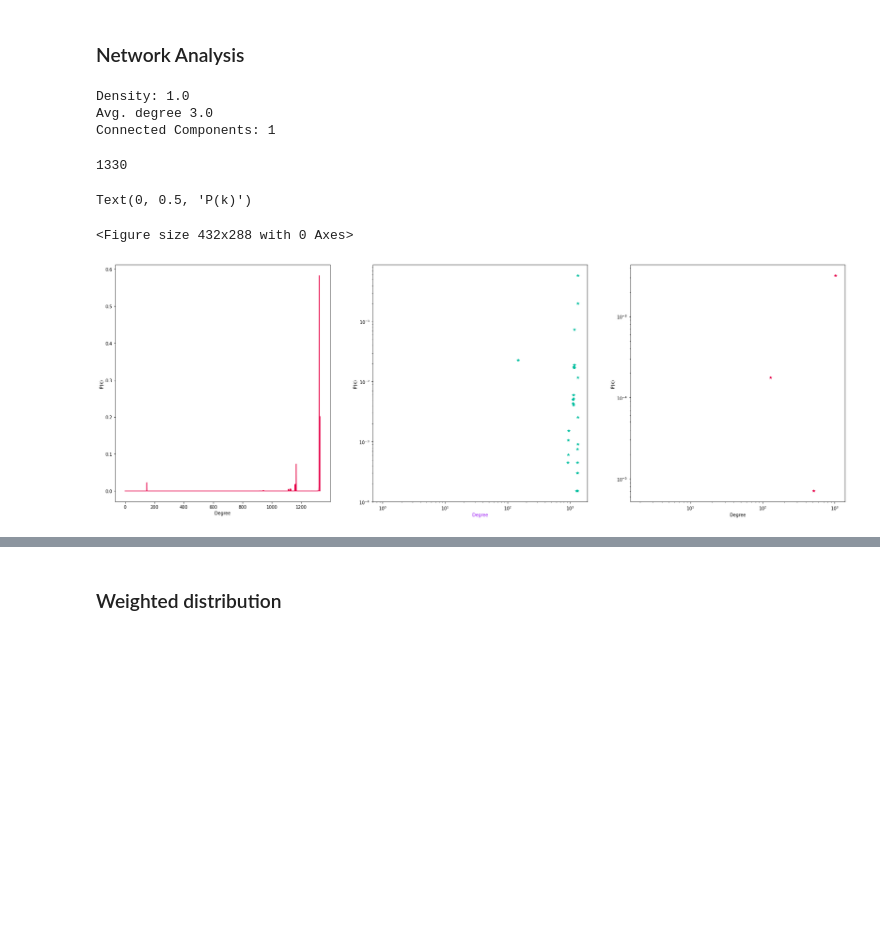
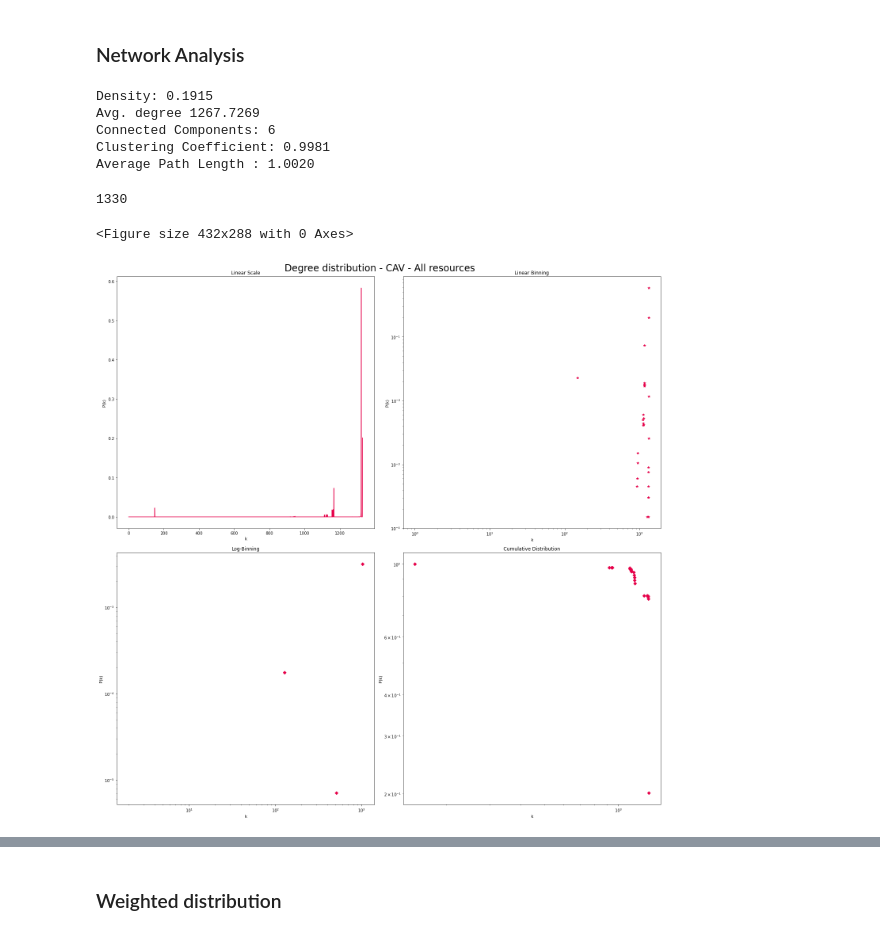
Before and after one commit to diazmx/phd-thesis-lab, a Jupyter notebook: 04-Analysis/02-NetworkModel-CAV.ipynb, the cells around one changed output, grey strips where cells are left out. Saved outputs shown, nothing was run; the diff lists cells and outputs as text; code cells hidden in the pictures; blank space fills up the shorter version.

Commit message:
New graphs

```diff
--- a/04-Analysis/02-NetworkModel-CAV.ipynb
+++ b/04-Analysis/02-NetworkModel-CAV.ipynb
@@ -339,17 +339,25 @@ IGRAPH UNW- 4 6 --
 ### Network Analysis
 # %%
 density = user_network.density()
-print("Density:", density)
+print("Density:", "{:.4f}".format(density))
 
 avg_degree = sum(user_network.degree()) / user_network.vcount()
-print("Avg. degree", avg_degree)
+print("Avg. degree", "{:.4f}".format(avg_degree))
 
 components = user_network.components()
 print("Connected Components:", len(components))
+
+cc = user_network.transitivity_avglocal_undirected()
+print("Clustering Coefficient:", "{:.4f}".format(cc))
+
+L = user_network.average_path_length()
+print("Average Path Length :", "{:.4f}".format(L))
 # %% [output]
-Density: 1.0
-Avg. degree 3.0
-Connected Components: 1
+Density: 0.1915
+Avg. degree 1267.7269
+Connected Components: 6
+Clustering Coefficient: 0.9981
+Average Path Length : 1.0020
 # %%
 def calculate_log_binning(degrees_list, n_bins):
     """
@@ -380,62 +388,61 @@ def calculate_log_binning(degrees_list, n_bins):
 # %%
 max_degree = max(user_network.degree())
 print(max_degree)
 
 # Colors palette CATEGORICAL
 # ["#ea5545", "#f46a9b", "#ef9b20", "#edbf33", "#ede15b", "#bdcf32", "#87bc45", "#27aeef", "#b33dc6"]
 # ["#fd7f6f", "#7eb0d5", "#b2e061", "#bd7ebe", "#ffb55a", "#ffee65", "#beb9db", "#fdcce5", "#8bd3c7"] Pasteles
 # [#e60049", "#0bb4ff", "#50e991", "#e6d800", "#9b19f5", "#ffa300", "#dc0ab4", "#b3d4ff", "#00bfa0"] Dutch
 
 # Colors palette Secquence
 # ["#115f9a", "#1984c5", "#22a7f0", "#48b5c4", "#76c68f", "#a6d75b", "#c9e52f", "#d0ee11", "#d0f400"]
 
 # Crear una lista donde se almacena
 degree_list = np.zeros(max_degree, dtype=int)
 
 for node in user_network.vs():
     degree_list[node.degree()-1] = (degree_list[node.degree()-1] + 1)
 
 degree_list = degree_list / user_network.vcount()
 
 plt.clf()
-fig = plt.figure(figsize=(30, 10))
+fig, axs = plt.subplots(2, 2, figsize=(20,20))
 
-plt.subplot(1, 3, 1)
-plt.plot(degree_list, color="#e60049")
-plt.xlabel('Degree')
-plt.ylabel('P(k)')
+# LINEAR SCALE
+axs[0, 0].set_title('Linear Scale')
+axs[0, 0].plot(degree_list, color='#e60049')
+axs[0, 0].set(ylabel='P(k)', xlabel='k')
 
-plt.subplot(1, 3, 2)
-plt.plot(range(max_degree), degree_list, color="#00bfa0", marker='*', ls='None')
-plt.loglog()
-plt.xlabel('Degree', color='#9b19f5')
-plt.ylabel('P(k)')
+# LINEAR BINNING
+axs[0, 1].set_title('Linear Binning')
+axs[0, 1].plot(range(max_degree), degree_list, color="#e60049", marker='*', ls='None')
+axs[0, 1].loglog()
+axs[0, 1].set(ylabel='P(k)', xlabel='k')
 
-plt.subplot(1, 3, 3)
+# LOG-BINNING
+axs[1, 0].set_title('Log-Binning')
 n_log_bin = ceil(log2(max(user_network.degree())))
 x_values, y_values = calculate_log_binning(degree_list, n_log_bin)
-plt.plot(x_values, y_values, color='#e60049', marker="*", ls='None')
-#C = y_values[0]
-#alpha = 1.4
-#x = np.arange(1,len(degree_list))
-#y = C*np.power(x,-alpha)
-#plt.plot(x, y, "b")
-plt.loglog()
-plt.xlabel('Degree')
-plt.ylabel('P(k)')
+axs[1, 0].plot(x_values, y_values, color='#e60049', marker="D", ls='None')
+axs[1, 0].loglog()
+axs[1, 0].set(ylabel='P(k)', xlabel='k')
 
-#plt.subplot(1, 3, 3)
-#bins = np.logspace(0, 3.22, 12)
-#plt.plot(bins[:-1], hist_norm, "r*")
-#plt.plot(range(max_degree), degree_list, "b.")
-#plt.loglog()
-#plt.xlabel('Degree')
-#plt.ylabel('P(k)')
+# COMULATIVE
+axs[1, 1].set_title("Cumulative Distribution")
+degree_sequence = sorted([d for d in user_network.degree()], reverse=True)  # degree sequence
+degreeCount = collections.Counter(degree_sequence)
+deg, cnt = zip(*degreeCount.items())
+cs = np.cumsum(np.array(cnt)/user_network.vcount())
+axs[1, 1].loglog(deg, cs, color='#e60049', marker="D", ls='None')
+axs[1, 1].set(ylabel='P(k)', xlabel='k')
+
+fig.suptitle("Degree distribution - CAV - All resources", fontsize=24)
+fig.tight_layout()
+plt.show()
 # %% [output]
 1330
-Text(0, 0.5, 'P(k)')
+<Figure size 432x288 with 0 Axes>
-<Figure size 432x288 with 0 Axes>
-[figure, old version]
+[figure, new version]
 # %%
 degree_sequence = sorted([d for d in user_network.degree()], reverse=True)  # degree sequence
 degreeCount = collections.Counter(degree_sequence)
```
Also changed, not shown: parts of 4 cells of this notebook, 4 other files.
